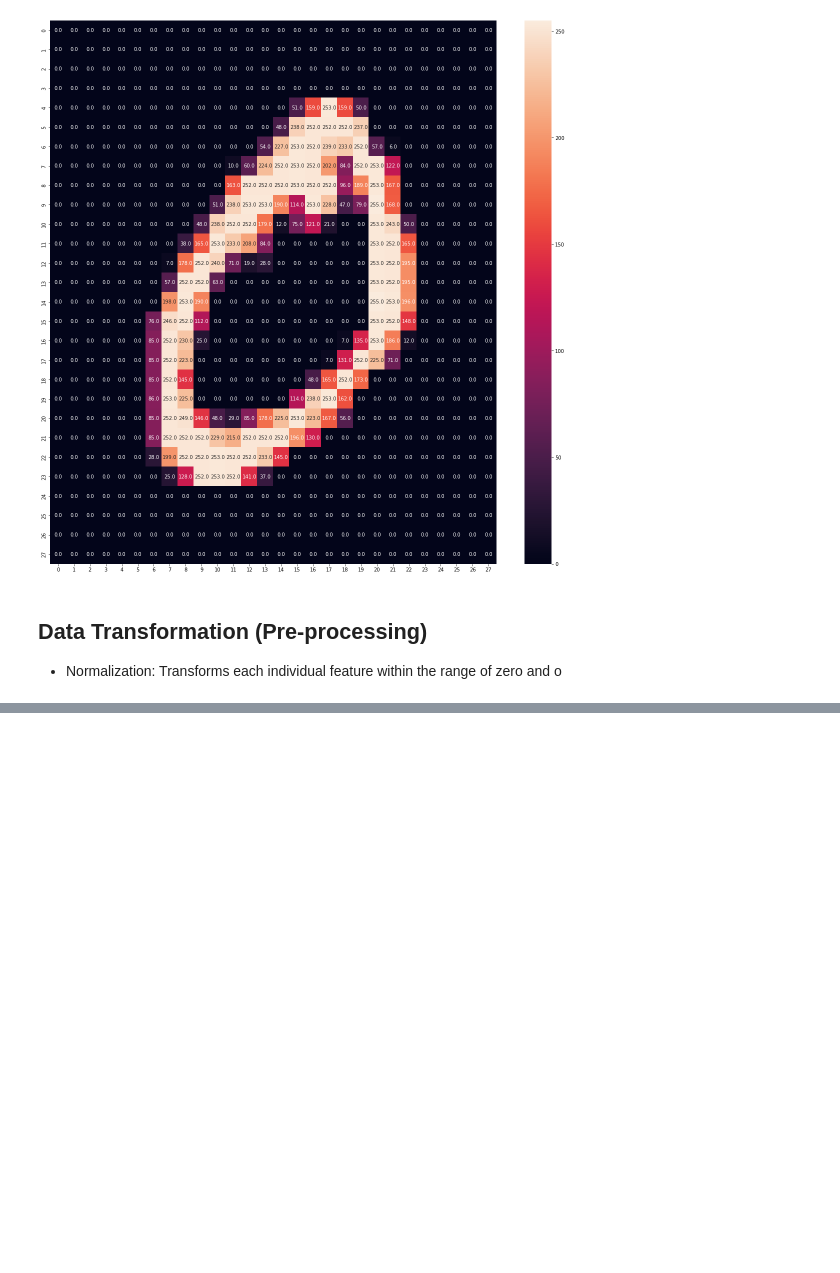
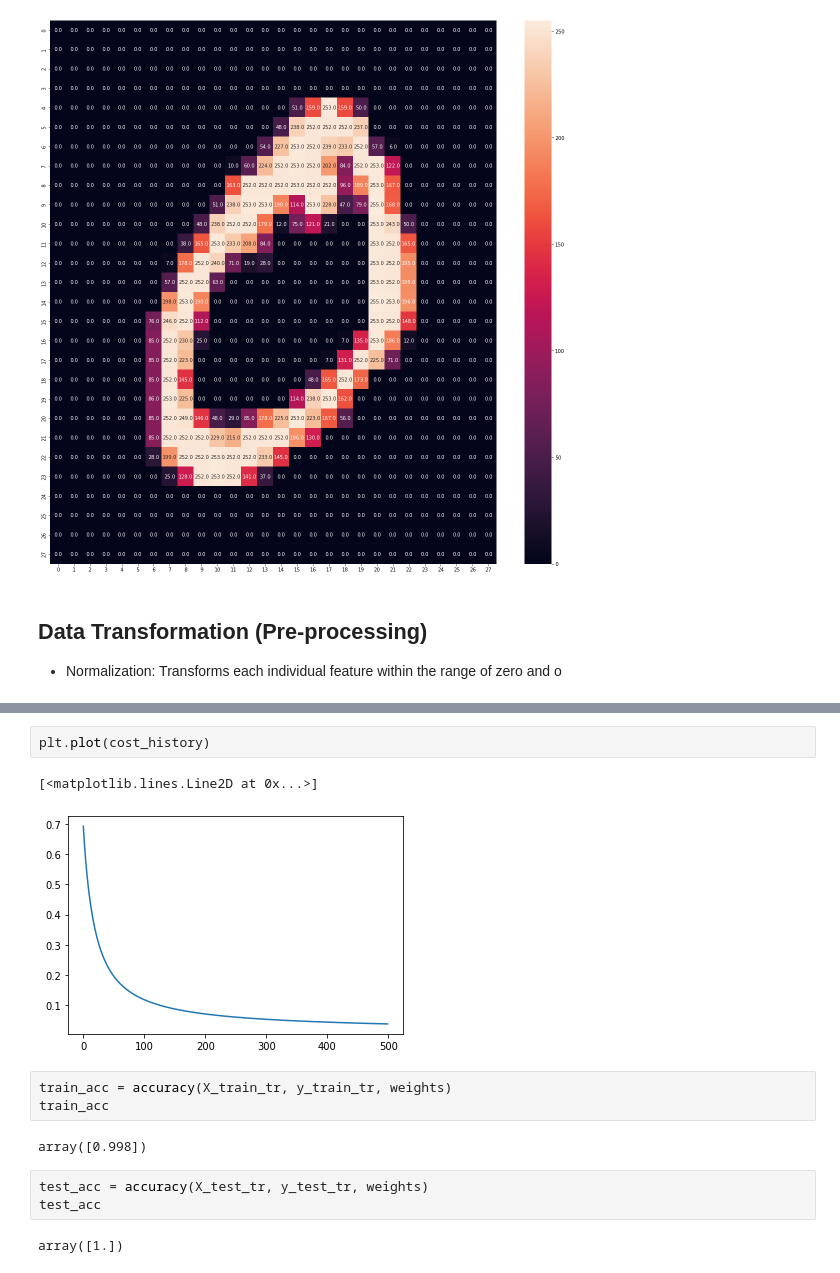
Before and after one commit to thanktua-spp/machine-learning-fundamentals, a Jupyter notebook: MNIST_from_scratch.ipynb, the cells around one changed output, grey strips where cells are left out. Cells and saved outputs as stored; diff of their text form; blank space fills up the shorter version.

```diff
--- a/MNIST_from_scratch.ipynb
+++ b/MNIST_from_scratch.ipynb
@@ -93,0 +289,15 @@ sns.heatmap(x_bin_train[0], annot=True, fmt='.1f')
+# %%
+plt.plot(cost_history)
+# %% [output]
+[<matplotlib.lines.Line2D at 0x...>]
+[figure, added]
+# %%
+train_acc = accuracy(X_train_tr, y_train_tr, weights)
+train_acc
+# %% [output]
+array([0.998])
+# %%
+test_acc = accuracy(X_test_tr, y_test_tr, weights)
+test_acc
+# %% [output]
+array([1.])
```
Also changed, not shown: parts of 37 cells of this notebook.
